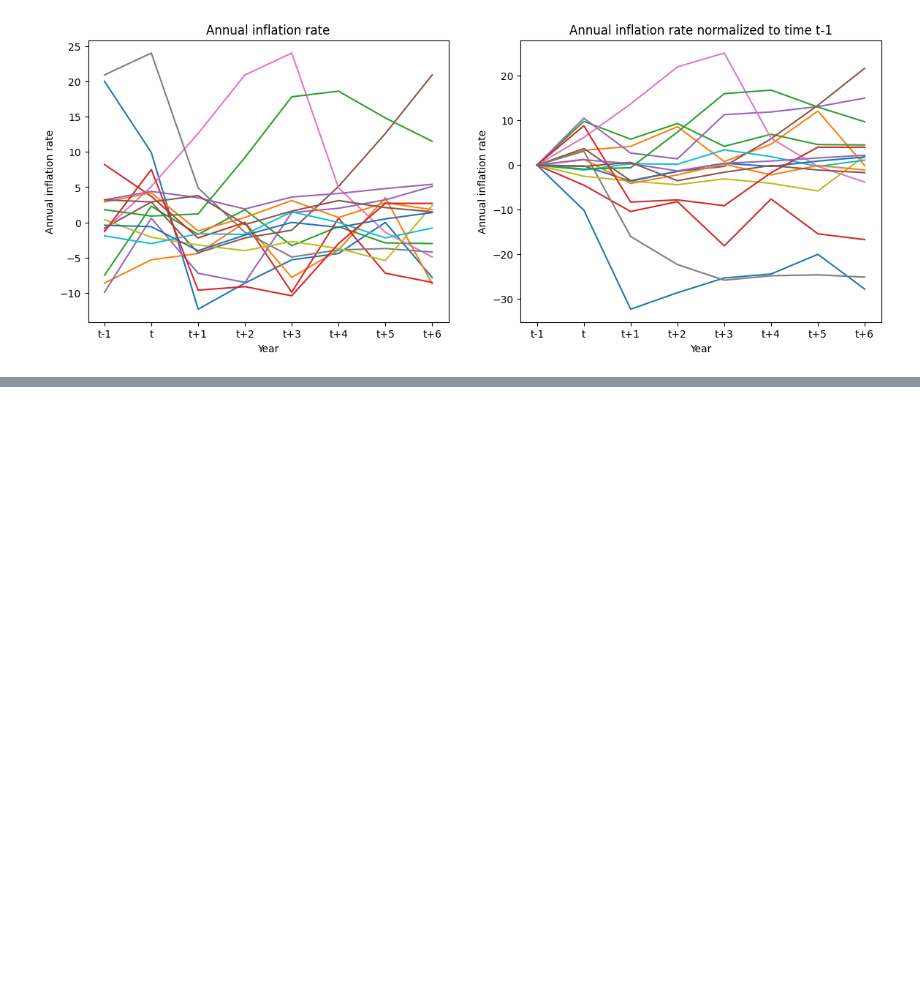
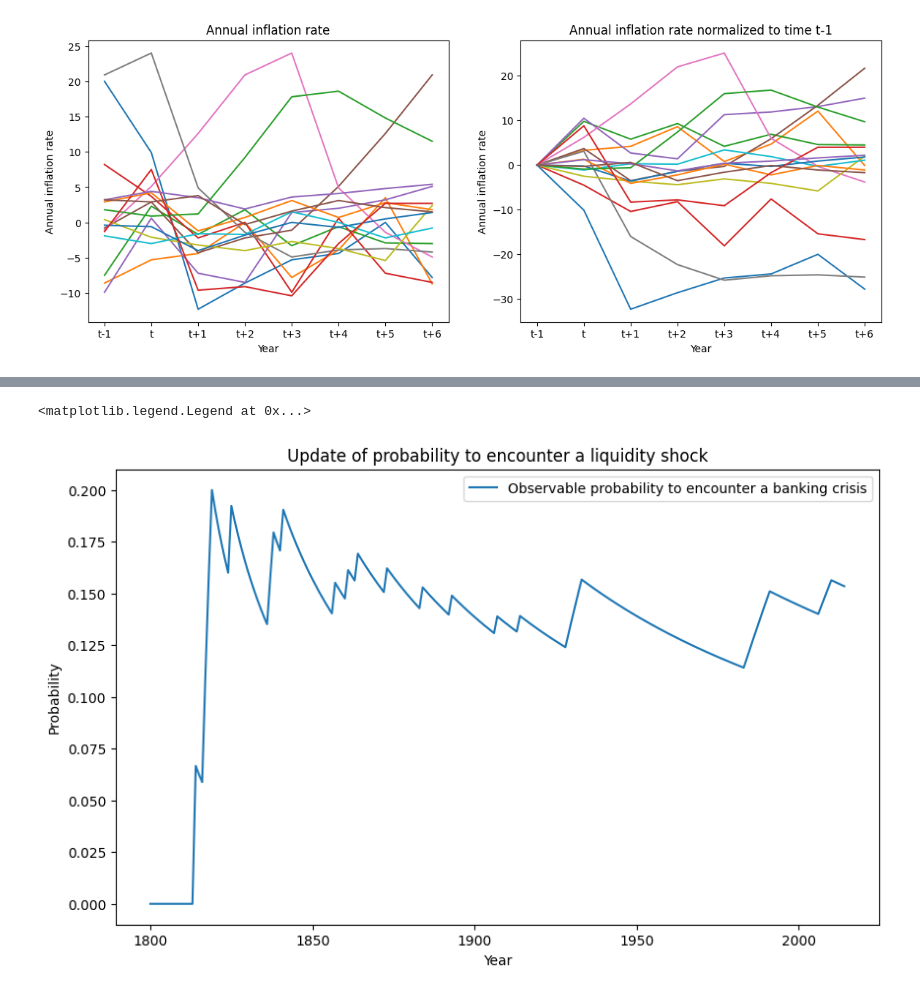
Before and after one commit to blengereau/Depression-and-recovery, a Jupyter notebook: code/financial_crisis_by_country.ipynb, the cells around one changed output, grey strips where cells are left out. Drawn from its saved outputs; the diff is of its cells as text; code cells hidden in the pictures; blank space fills up the shorter version.

```diff
--- a/code/financial_crisis_by_country.ipynb
+++ b/code/financial_crisis_by_country.ipynb
@@ -514,0 +553,4 @@ plt.show()
+# %%
+USA_data['cum_crisis'] = USA_data['banking_crisis'].cumsum()
+USA_data['row_number'] = range(1, len(USA_data) + 1)
+USA_data['cum_crisis_proba'] = USA_data['cum_crisis']/USA_data['row_number']
@@ -514,0 +573,13 @@ plt.show()
+# %%
+plt.figure(figsize=(10,6))
+
+sns.lineplot(x=USA_data['Year'], y=USA_data['cum_crisis_proba'], label = 'Observable probability to encounter a banking crisis')
+
+plt.title('Update of probability to encounter a liquidity shock')
+
+plt.xlabel('Year')
+plt.ylabel('Probability')
+plt.legend()
+# %% [output]
+<matplotlib.legend.Legend at 0x...>
+[figure, added]
```
Also changed, not shown: parts of 9 cells of this notebook, 1 other file.
